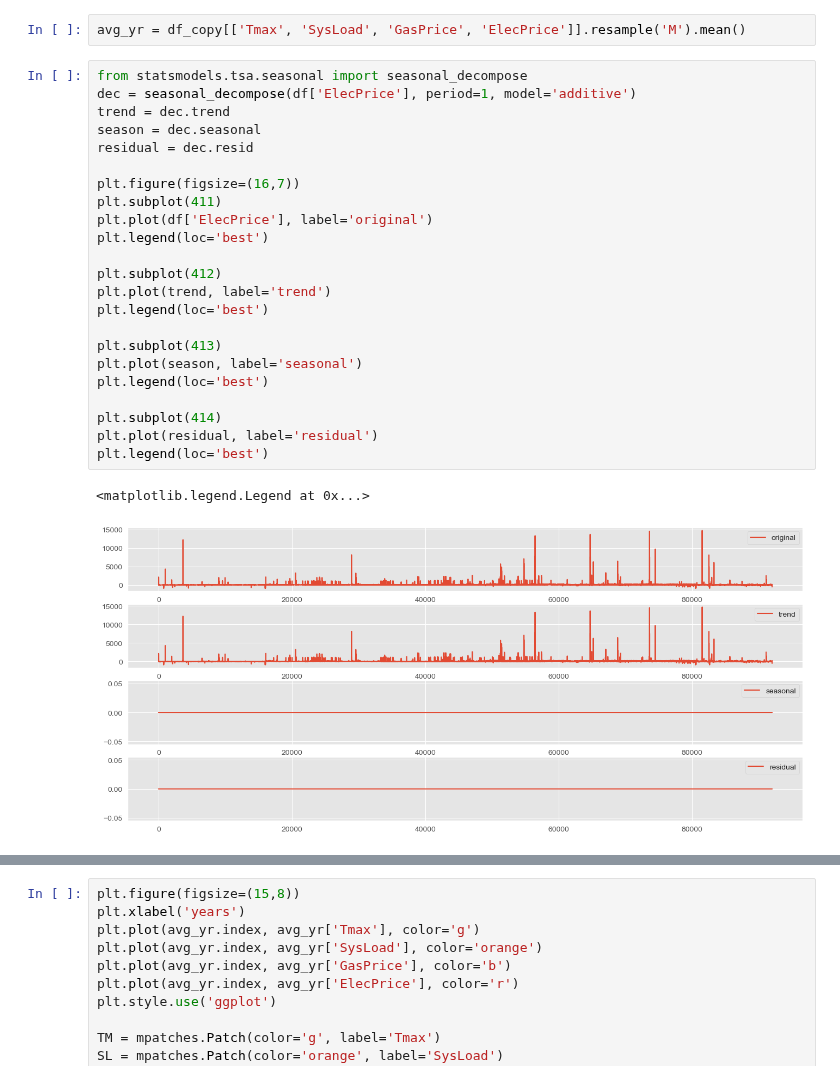
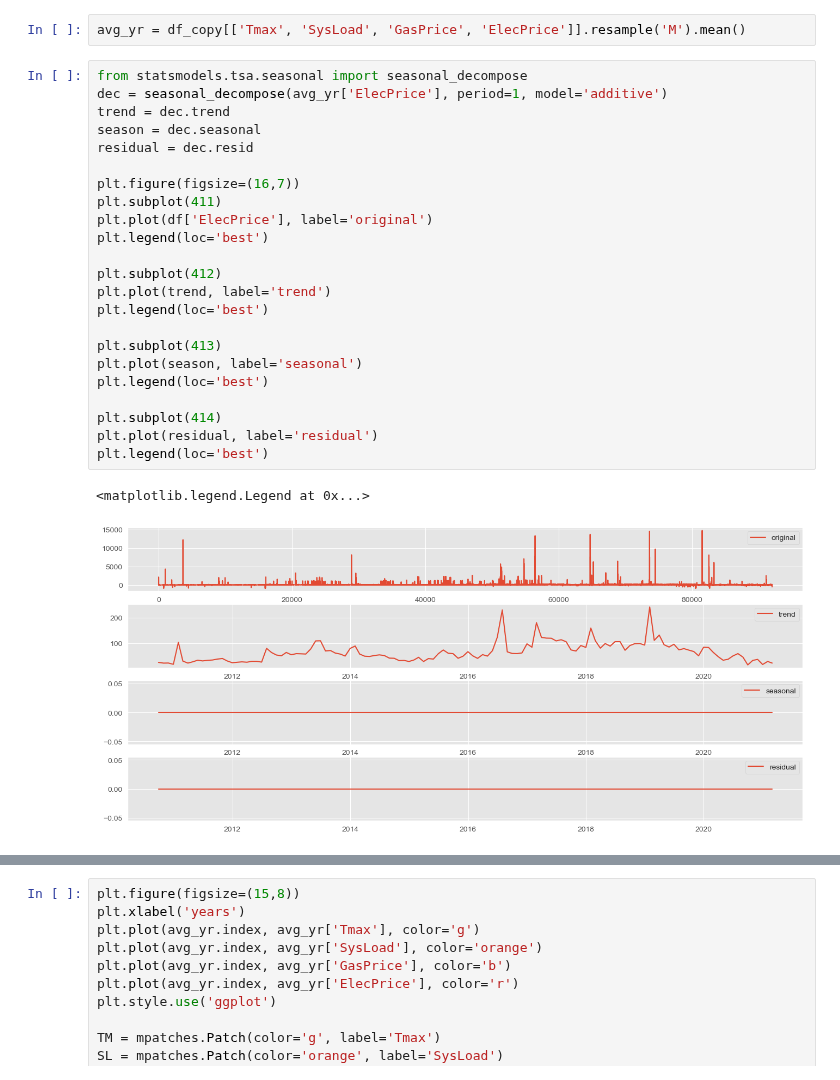
Before and after one commit to bakasheddy/time-series-forecasting-of-electricity-prices-of-a-District, a Jupyter notebook: practical time series analysis and forcast.ipynb, the cells around one changed output, grey strips where cells are left out. Cells and saved outputs as stored; diff of their text form.

```diff
--- a/practical time series analysis and forcast.ipynb
+++ b/practical time series analysis and forcast.ipynb
@@ -88,27 +88,27 @@ df_copy.set_index(df_copy['FullDate'], inplace=True)
 avg_yr = df_copy[['Tmax', 'SysLoad', 'GasPrice', 'ElecPrice']].resample('M').mean()
 # %%
 from statsmodels.tsa.seasonal import seasonal_decompose
-dec = seasonal_decompose(df['ElecPrice'], period=1, model='additive')
+dec = seasonal_decompose(avg_yr['ElecPrice'], period=1, model='additive')
 trend = dec.trend
 season = dec.seasonal
 residual = dec.resid
 
 plt.figure(figsize=(16,7))
 plt.subplot(411)
 plt.plot(df['ElecPrice'], label='original')
 plt.legend(loc='best')
 
 plt.subplot(412)
 plt.plot(trend, label='trend')
 plt.legend(loc='best')
 
 plt.subplot(413)
 plt.plot(season, label='seasonal')
 plt.legend(loc='best')
 
 plt.subplot(414)
 plt.plot(residual, label='residual')
 plt.legend(loc='best')
 # %% [output]
 <matplotlib.legend.Legend at 0x...>
-[figure, old version]
+[figure, new version]
```
Also changed, not shown: parts of 2 cells of this notebook.
